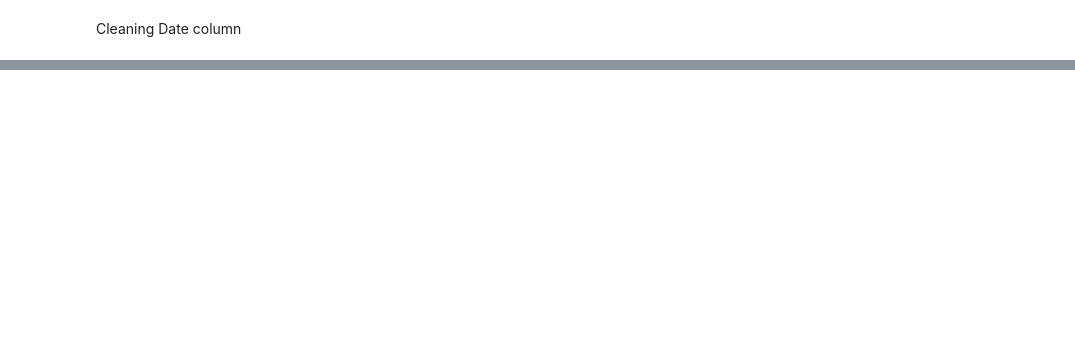
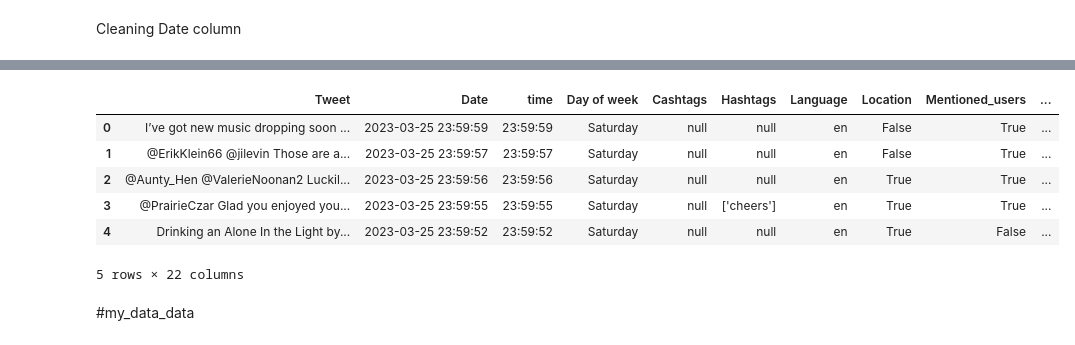
Before and after one commit to chehansivaruban/social_lifter, a Jupyter notebook: data_science/data_cleaning.ipynb, the cells around one changed output, grey strips where cells are left out. Saved outputs shown, nothing was run; the diff lists cells and outputs as text; code cells hidden in the pictures; blank space fills up the shorter version.

```diff
--- a/data_science/data_cleaning.ipynb
+++ b/data_science/data_cleaning.ipynb
@@ -146,0 +464,12 @@ ValueError: ignored
+# %%
+df_company.head()
+# %% [output]
+|  | Tweet | Date | time | Day of week | Cashtags | Hashtags | Language | Location | Mentioned_users | ... |
+| 0 | I’ve got new music dropping soon ... | 2023-03-25 23:59:59 | 23:59:59 | Saturday | null | null | en | False | True | ... |
+| 1 | @ErikKlein66 @jilevin Those are a... | 2023-03-25 23:59:57 | 23:59:57 | Saturday | null | null | en | False | True | ... |
+| 2 | @Aunty_Hen @ValerieNoonan2 Luckil... | 2023-03-25 23:59:56 | 23:59:56 | Saturday | null | null | en | True | True | ... |
+| 3 | @PrairieCzar Glad you enjoyed you... | 2023-03-25 23:59:55 | 23:59:55 | Saturday | null | ['cheers'] | en | True | True | ... |
+| 4 | Drinking an Alone In the Light by... | 2023-03-25 23:59:52 | 23:59:52 | Saturday | null | null | en | True | False | ... |
+5 rows × 22 columns
+# %% [markdown]
+#my_data_data
```
Also changed, not shown: parts of 81 cells of this notebook.
